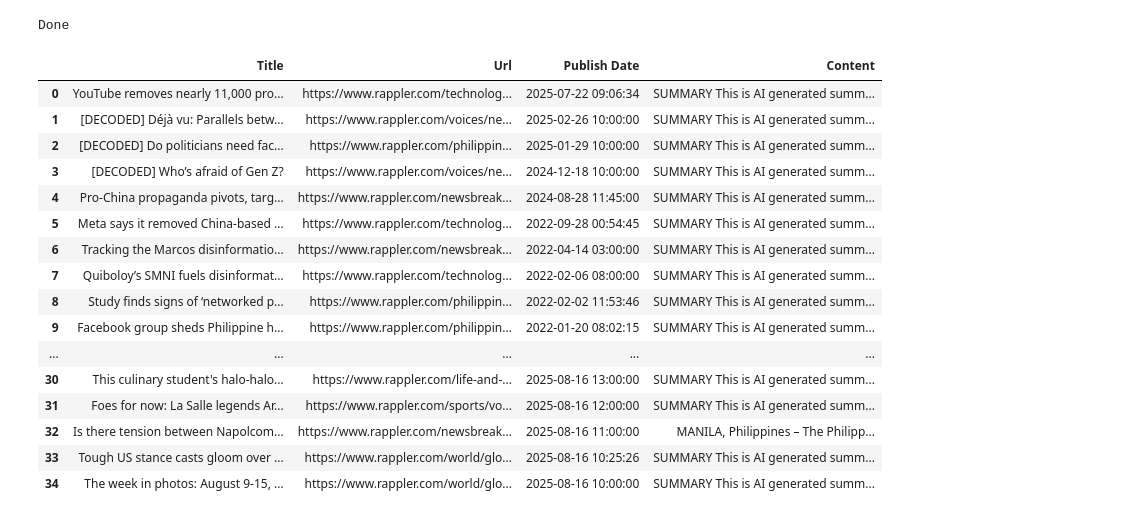
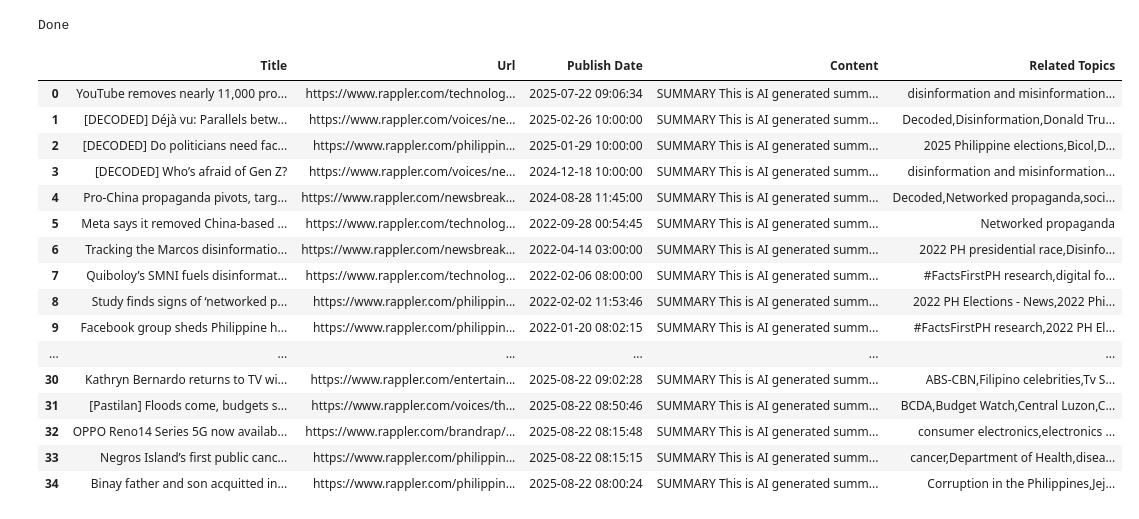
Before and after one commit to lawrencetheabhorrence/Social-Computing-Notebooks, a Jupyter notebook: RapplerMultiple.ipynb, the cells around one changed output. Saved outputs shown, nothing was run; the diff lists cells and outputs as text; code cells hidden in the pictures.

Commit message:
related tags for rappler

```diff
--- a/RapplerMultiple.ipynb
+++ b/RapplerMultiple.ipynb
@@ -148,6 +142,7 @@ import pandas as pd
 titles = []
 dates = []
 contents = []
+related_topics = []
 
 # collect data from all the articles
 for url in topic_urls:
@@ -180,27 +175,33 @@ for url in topic_urls:
             break
     contents.append(text)
 
+    try:
+        related_links = soup.find('div', class_="related-topics-links").stripped_strings
+        related_topics.append(','.join(list(related_links)))
+    except:
+        related_topics.append("None")
+
 print("Done")
 # %% [output]
 Done
 # %%
-df = pd.DataFrame({ 'Title': titles, 'Url': topic_urls, 'Publish Date': dates, 'Content': contents })
+df = pd.DataFrame({ 'Title': titles, 'Url': topic_urls, 'Publish Date': dates, 'Content': contents, 'Related Topics': related_topics })
 df
 # %% [output]
-|  | Title | Url | Publish Date | Content |
-| 0 | YouTube removes nearly 11,000 pro... | https://www.rappler.com/technolog... | 2025-07-22 09:06:34 | SUMMARY This is AI generated summ... |
-| 1 | [DECODED] Déjà vu: Parallels betw... | https://www.rappler.com/voices/ne... | 2025-02-26 10:00:00 | SUMMARY This is AI generated summ... |
-| 2 | [DECODED] Do politicians need fac... | https://www.rappler.com/philippin... | 2025-01-29 10:00:00 | SUMMARY This is AI generated summ... |
-| 3 | [DECODED] Who’s afraid of Gen Z? | https://www.rappler.com/voices/ne... | 2024-12-18 10:00:00 | SUMMARY This is AI generated summ... |
-| 4 | Pro-China propaganda pivots, targ... | https://www.rappler.com/newsbreak... | 2024-08-28 11:45:00 | SUMMARY This is AI generated summ... |
-| 5 | Meta says it removed China-based ... | https://www.rappler.com/technolog... | 2022-09-28 00:54:45 | SUMMARY This is AI generated summ... |
-| 6 | Tracking the Marcos disinformatio... | https://www.rappler.com/newsbreak... | 2022-04-14 03:00:00 | SUMMARY This is AI generated summ... |
-| 7 | Quiboloy’s SMNI fuels disinformat... | https://www.rappler.com/technolog... | 2022-02-06 08:00:00 | SUMMARY This is AI generated summ... |
-| 8 | Study finds signs of ‘networked p... | https://www.rappler.com/philippin... | 2022-02-02 11:53:46 | SUMMARY This is AI generated summ... |
-| 9 | Facebook group sheds Philippine h... | https://www.rappler.com/philippin... | 2022-01-20 08:02:15 | SUMMARY This is AI generated summ... |
-| ... | ... | ... | ... | ... |
-| 30 | This culinary student's halo-halo... | https://www.rappler.com/life-and-... | 2025-08-16 13:00:00 | SUMMARY This is AI generated summ... |
-| 31 | Foes for now: La Salle legends Ar... | https://www.rappler.com/sports/vo... | 2025-08-16 12:00:00 | SUMMARY This is AI generated summ... |
-| 32 | Is there tension between Napolcom... | https://www.rappler.com/newsbreak... | 2025-08-16 11:00:00 | MANILA, Philippines – The Philipp... |
-| 33 | Tough US stance casts gloom over ... | https://www.rappler.com/world/glo... | 2025-08-16 10:25:26 | SUMMARY This is AI generated summ... |
-| 34 | The week in photos: August 9-15, ... | https://www.rappler.com/world/glo... | 2025-08-16 10:00:00 | SUMMARY This is AI generated summ... |
+|  | Title | Url | Publish Date | Content | Related Topics |
+| 0 | YouTube removes nearly 11,000 pro... | https://www.rappler.com/technolog... | 2025-07-22 09:06:34 | SUMMARY This is AI generated summ... | disinformation and misinformation... |
+| 1 | [DECODED] Déjà vu: Parallels betw... | https://www.rappler.com/voices/ne... | 2025-02-26 10:00:00 | SUMMARY This is AI generated summ... | Decoded,Disinformation,Donald Tru... |
+| 2 | [DECODED] Do politicians need fac... | https://www.rappler.com/philippin... | 2025-01-29 10:00:00 | SUMMARY This is AI generated summ... | 2025 Philippine elections,Bicol,D... |
+| 3 | [DECODED] Who’s afraid of Gen Z? | https://www.rappler.com/voices/ne... | 2024-12-18 10:00:00 | SUMMARY This is AI generated summ... | disinformation and misinformation... |
+| 4 | Pro-China propaganda pivots, targ... | https://www.rappler.com/newsbreak... | 2024-08-28 11:45:00 | SUMMARY This is AI generated summ... | Decoded,Networked propaganda,soci... |
+| 5 | Meta says it removed China-based ... | https://www.rappler.com/technolog... | 2022-09-28 00:54:45 | SUMMARY This is AI generated summ... | Networked propaganda |
+| 6 | Tracking the Marcos disinformatio... | https://www.rappler.com/newsbreak... | 2022-04-14 03:00:00 | SUMMARY This is AI generated summ... | 2022 PH presidential race,Disinfo... |
+| 7 | Quiboloy’s SMNI fuels disinformat... | https://www.rappler.com/technolog... | 2022-02-06 08:00:00 | SUMMARY This is AI generated summ... | #FactsFirstPH research,digital fo... |
+| 8 | Study finds signs of ‘networked p... | https://www.rappler.com/philippin... | 2022-02-02 11:53:46 | SUMMARY This is AI generated summ... | 2022 PH Elections - News,2022 Phi... |
+| 9 | Facebook group sheds Philippine h... | https://www.rappler.com/philippin... | 2022-01-20 08:02:15 | SUMMARY This is AI generated summ... | #FactsFirstPH research,2022 PH El... |
+| ... | ... | ... | ... | ... | ... |
+| 30 | Kathryn Bernardo returns to TV wi... | https://www.rappler.com/entertain... | 2025-08-22 09:02:28 | SUMMARY This is AI generated summ... | ABS-CBN,Filipino celebrities,Tv S... |
+| 31 | [Pastilan] Floods come, budgets s... | https://www.rappler.com/voices/th... | 2025-08-22 08:50:46 | SUMMARY This is AI generated summ... | BCDA,Budget Watch,Central Luzon,C... |
+| 32 | OPPO Reno14 Series 5G now availab... | https://www.rappler.com/brandrap/... | 2025-08-22 08:15:48 | SUMMARY This is AI generated summ... | consumer electronics,electronics ... |
+| 33 | Negros Island’s first public canc... | https://www.rappler.com/philippin... | 2025-08-22 08:15:15 | SUMMARY This is AI generated summ... | cancer,Department of Health,disea... |
+| 34 | Binay father and son acquitted in... | https://www.rappler.com/philippin... | 2025-08-22 08:00:24 | SUMMARY This is AI generated summ... | Corruption in the Philippines,Jej... |
```
Also changed, not shown: parts of 4 cells of this notebook, 1 other file.
